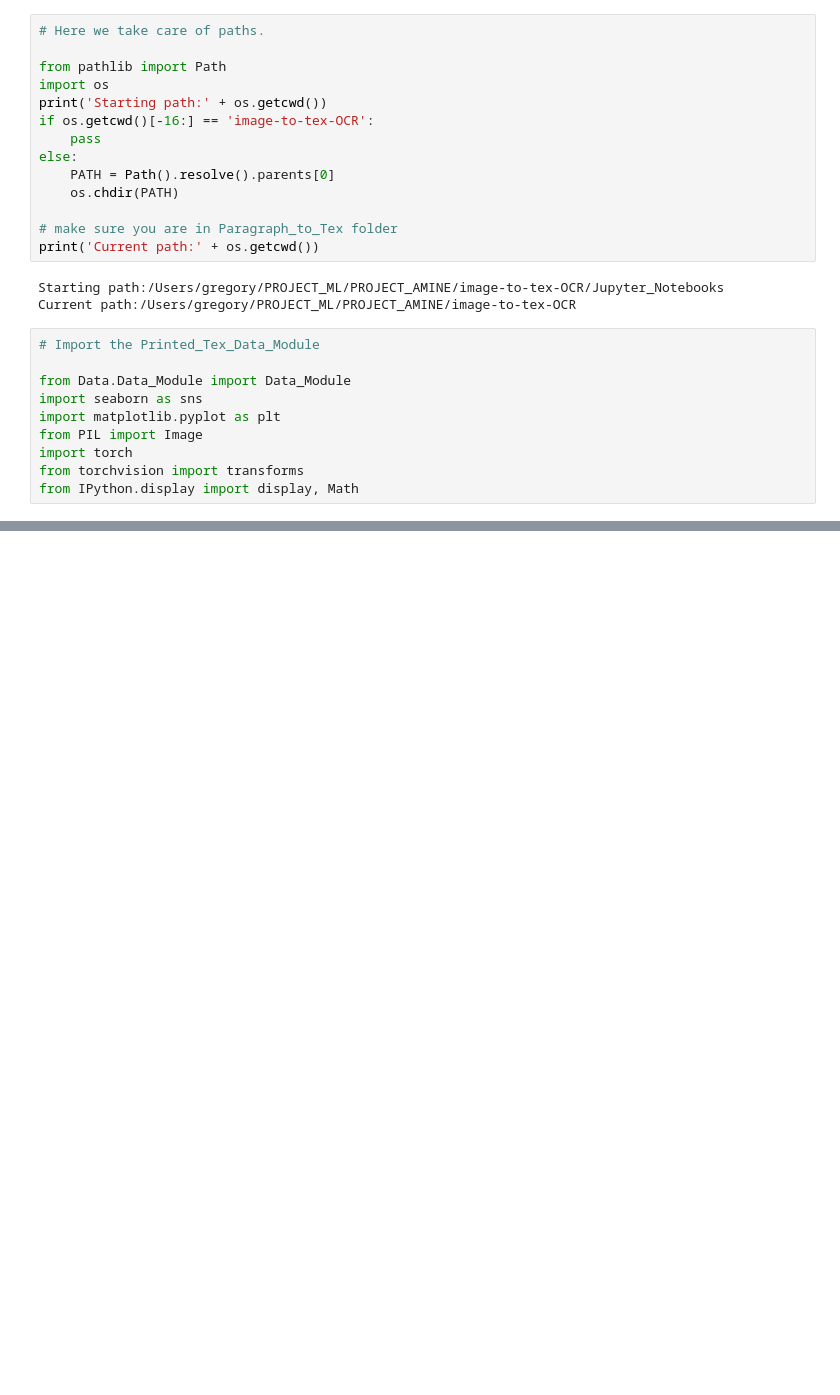
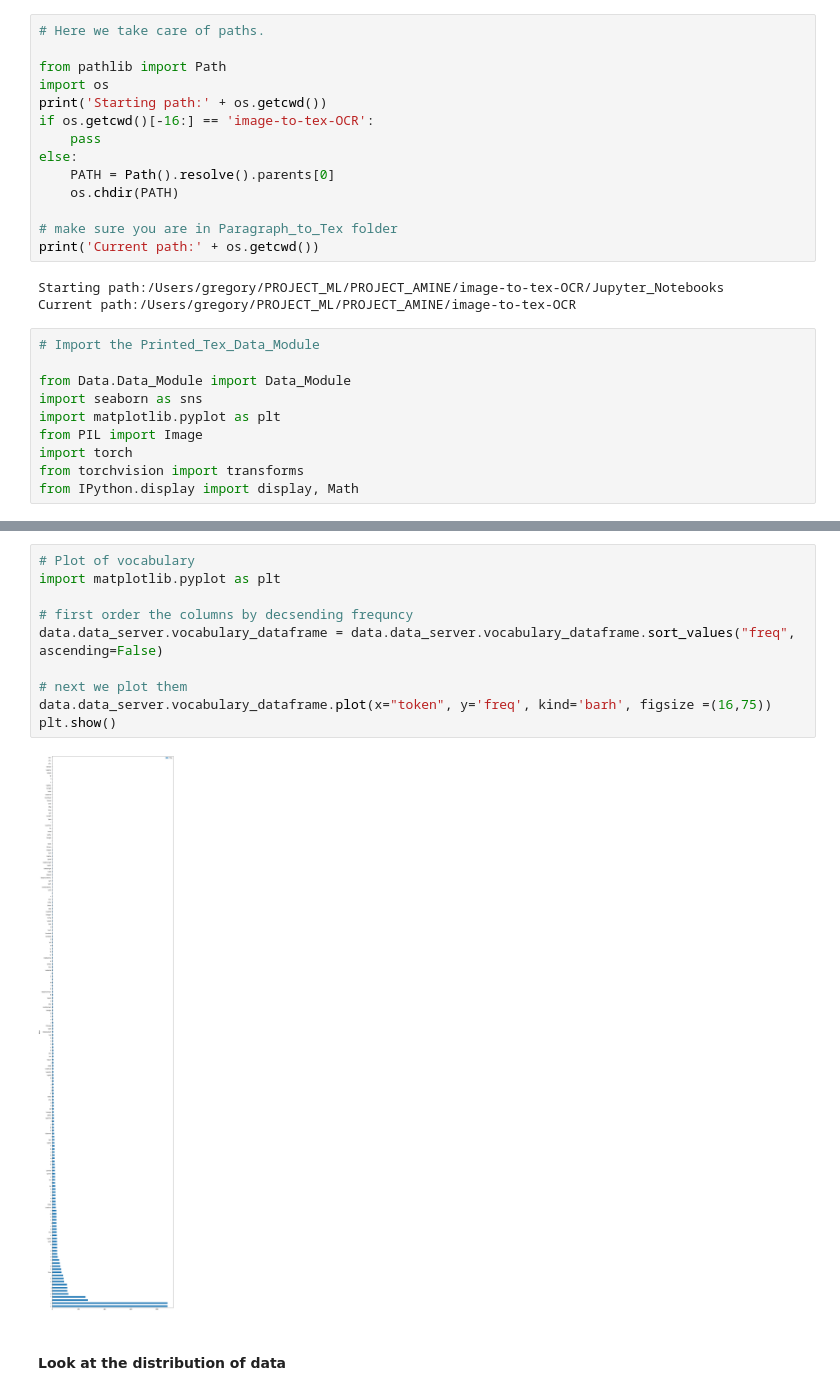
Before and after one commit to gmarus777/image-to-tex-OCR, a Jupyter notebook: Jupyter_Notebooks/Printed_Tex_Character_tokenizer_Documentation.ipynb, the cells around one changed output, grey strips where cells are left out. Cells and saved outputs as stored; diff of their text form; blank space fills up the shorter version.

```diff
--- a/Jupyter_Notebooks/Printed_Tex_Character_tokenizer_Documentation.ipynb
+++ b/Jupyter_Notebooks/Printed_Tex_Character_tokenizer_Documentation.ipynb
@@ -76,0 +134,14 @@ data.data_train[0]
+# %%
+# Plot of vocabulary
+import matplotlib.pyplot as plt
+
+# first order the columns by decsending frequncy
+data.data_server.vocabulary_dataframe = data.data_server.vocabulary_dataframe.sort_values("freq", ascending=False)
+
+# next we plot them
+data.data_server.vocabulary_dataframe.plot(x="token", y='freq', kind='barh', figsize =(16,75))
+plt.show()
+# %% [output]
+[figure, added]
+# %% [markdown]
+#### Look at the distribution of data
```
Also changed, not shown: parts of 18 cells of this notebook, 2 other files.
